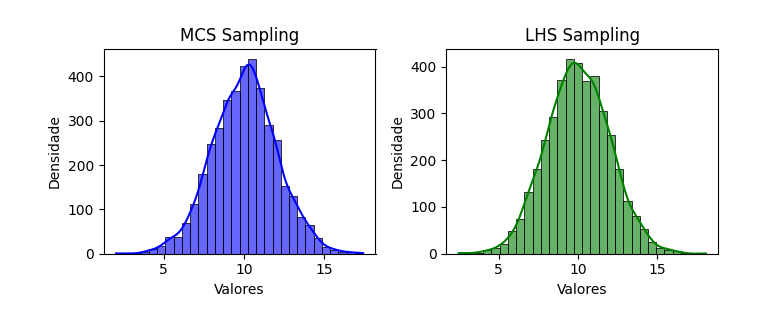
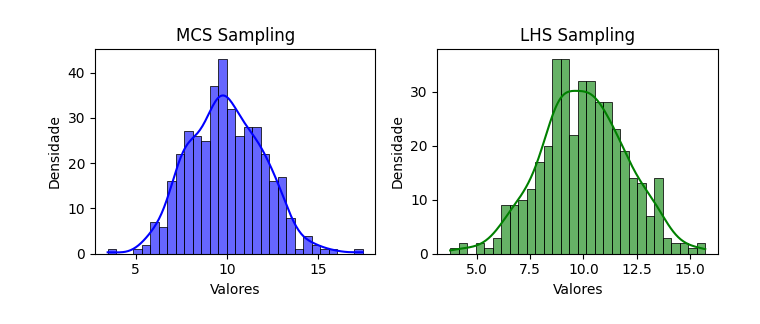
Before and after one commit to Pesquisa-UFCAT/parepy, a Jupyter notebook: local_examples/sampling_examples.ipynb, the cells around one changed output. Drawn from its saved outputs; the diff is of its cells as text; code cells hidden in the pictures.

```diff
--- a/local_examples/sampling_examples.ipynb
+++ b/local_examples/sampling_examples.ipynb
@@ -58,31 +82,31 @@ print(x1, '\n', x2)
 # %%
 # Sampling
-n = 4000
+n = 400
 x = normal_sampling({'mean': 10, 'sigma': 2}, 'mcs', n)
 y = normal_sampling({'mean': 10, 'sigma': 2}, 'lhs', n)
 
 # Criar subplots lado a lado
 fig, axes = plt.subplots(1, 2, figsize=(7, 3))
 
 # Primeiro gráfico: Histograma e KDE para dados1
 sns.histplot(x, kde=True, bins=30, color='blue', ax=axes[0], alpha=0.6, edgecolor='black')
 axes[0].set_title('MCS Sampling')
 axes[0].set_xlabel('Valores')
 axes[0].set_ylabel('Densidade')
 
 # Segundo gráfico: Histograma e KDE para dados2
 sns.histplot(y, kde=True, bins=30, color='green', ax=axes[1], alpha=0.6, edgecolor='black')
 axes[1].set_title('LHS Sampling')
 axes[1].set_xlabel('Valores')
 axes[1].set_ylabel('Densidade')
 
 # Ajustar o layout
 plt.tight_layout()
 
 # Mostrar o gráfico
 plt.show()
 # %% [output]
-[figure, old version]
+[figure, new version]
 # %%
 # Sampling
 n = 400
```
Also changed, not shown: parts of 10 cells of this notebook, 1 other file.
